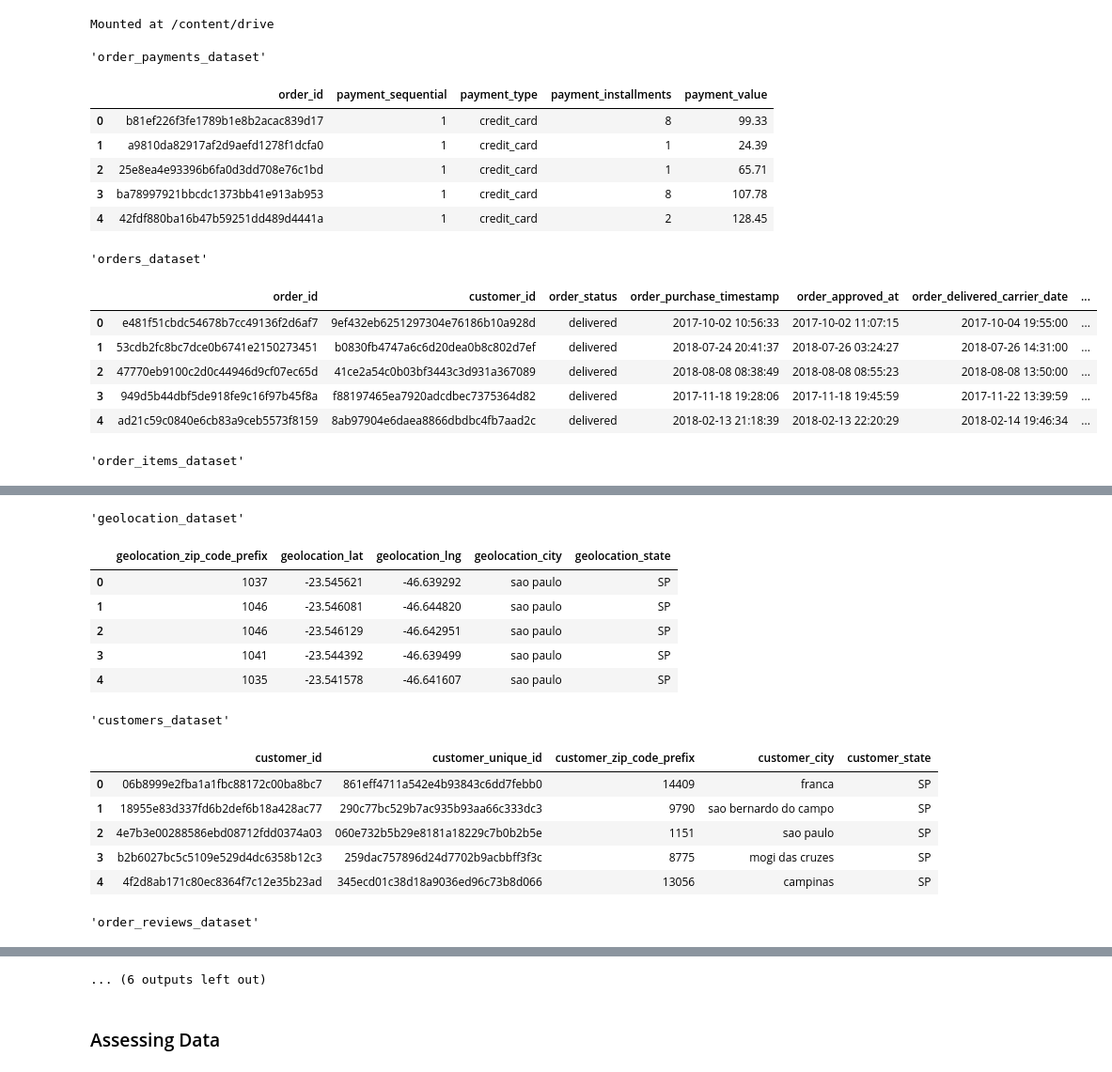
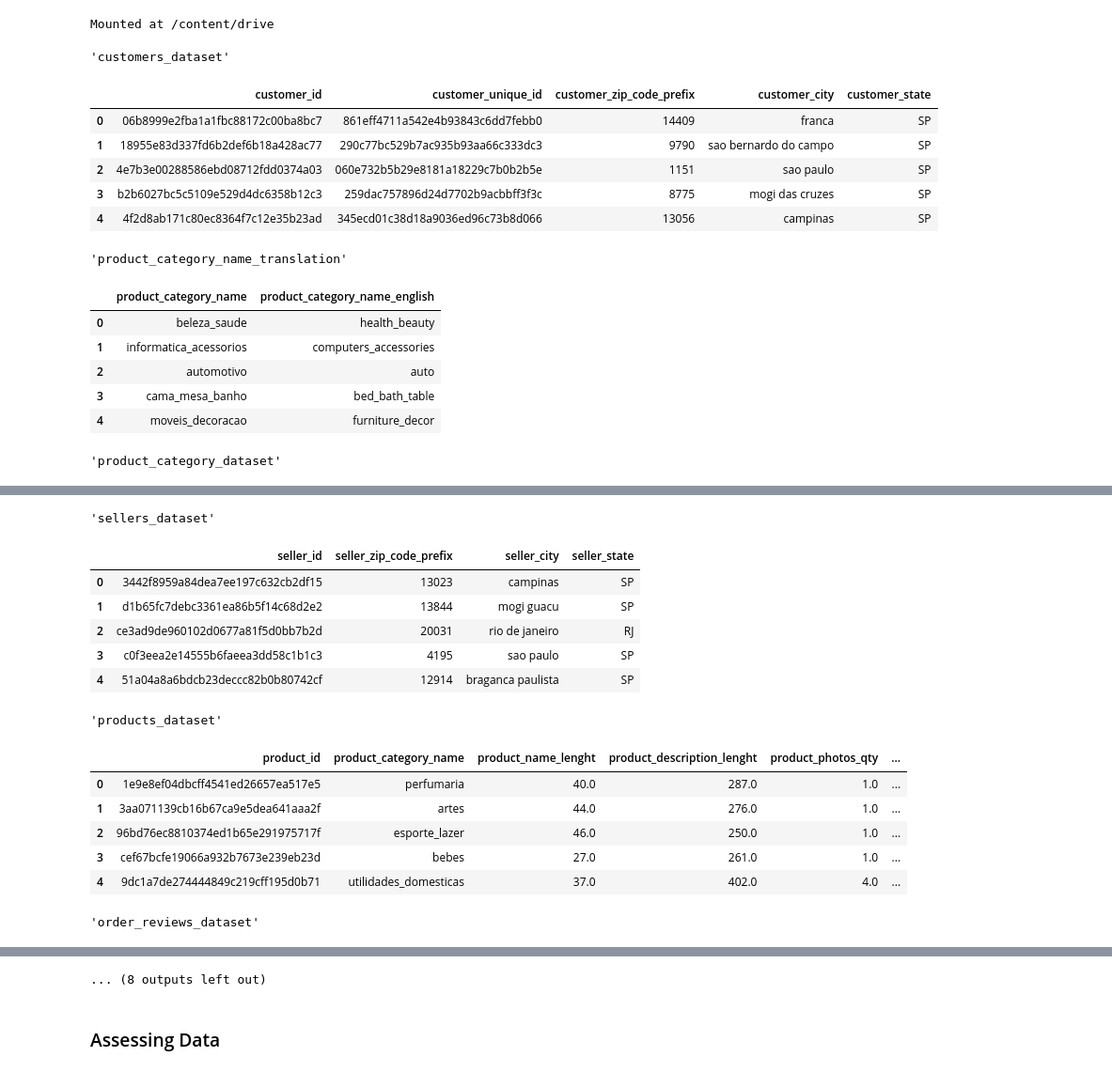
Before and after one commit to AdySU22/Submission_DicodingxBangkit_Data_Analytics, a Jupyter notebook: Proyek_Analisis_Data.ipynb, the cells around one changed output, grey strips where cells are left out. Shown at 94% size. Cells and saved outputs as stored; diff of their text form; code cells hidden in the pictures.

```diff
--- a/Proyek_Analisis_Data.ipynb
+++ b/Proyek_Analisis_Data.ipynb
@@ -72,26 +72,26 @@ drive.mount('/content/drive')
 Mounted at /content/drive
 # %%
 dataframes: dict[str, pd.DataFrame] = {}
-for file_path in Path("/content/drive/MyDrive/Submission_DicodingxBangkit_Data_Analytics/Data").glob("*.csv"):
+for file_path in Path("/content/drive/MyDrive/data").glob("*.csv"):
     dataframes[file_path.with_suffix("").name] = pd.read_csv(file_path)
 
 for name, dataframe in dataframes.items():
     display(name)
     display(dataframe.head())
     print("\n")
 # %% [output]
-'order_payments_dataset'
+'customers_dataset'
-|  | order_id | payment_sequential | payment_type | payment_installments | payment_value |
-| 0 | b81ef226f3fe1789b1e8b2acac839d17 | 1 | credit_card | 8 | 99.33 |
-| 1 | a9810da82917af2d9aefd1278f1dcfa0 | 1 | credit_card | 1 | 24.39 |
-| 2 | 25e8ea4e93396b6fa0d3dd708e76c1bd | 1 | credit_card | 1 | 65.71 |
-| 3 | ba78997921bbcdc1373bb41e913ab953 | 1 | credit_card | 8 | 107.78 |
-| 4 | 42fdf880ba16b47b59251dd489d4441a | 1 | credit_card | 2 | 128.45 |
+|  | customer_id | customer_unique_id | customer_zip_code_prefix | customer_city | customer_state |
+| 0 | 06b8999e2fba1a1fbc88172c00ba8bc7 | 861eff4711a542e4b93843c6dd7febb0 | 14409 | franca | SP |
+| 1 | 18955e83d337fd6b2def6b18a428ac77 | 290c77bc529b7ac935b93aa66c333dc3 | 9790 | sao bernardo do campo | SP |
+| 2 | 4e7b3e00288586ebd08712fdd0374a03 | 060e732b5b29e8181a18229c7b0b2b5e | 1151 | sao paulo | SP |
+| 3 | b2b6027bc5c5109e529d4dc6358b12c3 | 259dac757896d24d7702b9acbbff3f3c | 8775 | mogi das cruzes | SP |
+| 4 | 4f2d8ab171c80ec8364f7c12e35b23ad | 345ecd01c38d18a9036ed96c73b8d066 | 13056 | campinas | SP |
-'orders_dataset'
+'product_category_name_translation'
-|  | order_id | customer_id | order_status | order_purchase_timestamp | order_approved_at | order_delivered_carrier_date | ... |
-| 0 | e481f51cbdc54678b7cc49136f2d6af7 | 9ef432eb6251297304e76186b10a928d | delivered | 2017-10-02 10:56:33 | 2017-10-02 11:07:15 | 2017-10-04 19:55:00 | ... |
-| 1 | 53cdb2fc8bc7dce0b6741e2150273451 | b0830fb4747a6c6d20dea0b8c802d7ef | delivered | 2018-07-24 20:41:37 | 2018-07-26 03:24:27 | 2018-07-26 14:31:00 | ... |
-| 2 | 47770eb9100c2d0c44946d9cf07ec65d | 41ce2a54c0b03bf3443c3d931a367089 | delivered | 2018-08-08 08:38:49 | 2018-08-08 08:55:23 | 2018-08-08 13:50:00 | ... |
-| 3 | 949d5b44dbf5de918fe9c16f97b45f8a | f88197465ea7920adcdbec7375364d82 | delivered | 2017-11-18 19:28:06 | 2017-11-18 19:45:59 | 2017-11-22 13:39:59 | ... |
-| 4 | ad21c59c0840e6cb83a9ceb5573f8159 | 8ab97904e6daea8866dbdbc4fb7aad2c | delivered | 2018-02-13 21:18:39 | 2018-02-13 22:20:29 | 2018-02-14 19:46:34 | ... |
+|  | product_category_name | product_category_name_english |
+| 0 | beleza_saude | health_beauty |
+| 1 | informatica_acessorios | computers_accessories |
+| 2 | automotivo | auto |
+| 3 | cama_mesa_banho | bed_bath_table |
+| 4 | moveis_decoracao | furniture_decor |
-'order_items_dataset'
+'product_category_dataset'
@@ -104,17 +104,17 @@ for name, dataframe in dataframes.items():
-'geolocation_dataset'
+'sellers_dataset'
-|  | geolocation_zip_code_prefix | geolocation_lat | geolocation_lng | geolocation_city | geolocation_state |
-| 0 | 1037 | -23.545621 | -46.639292 | sao paulo | SP |
-| 1 | 1046 | -23.546081 | -46.644820 | sao paulo | SP |
-| 2 | 1046 | -23.546129 | -46.642951 | sao paulo | SP |
-| 3 | 1041 | -23.544392 | -46.639499 | sao paulo | SP |
-| 4 | 1035 | -23.541578 | -46.641607 | sao paulo | SP |
+|  | seller_id | seller_zip_code_prefix | seller_city | seller_state |
+| 0 | 3442f8959a84dea7ee197c632cb2df15 | 13023 | campinas | SP |
+| 1 | d1b65fc7debc3361ea86b5f14c68d2e2 | 13844 | mogi guacu | SP |
+| 2 | ce3ad9de960102d0677a81f5d0bb7b2d | 20031 | rio de janeiro | RJ |
+| 3 | c0f3eea2e14555b6faeea3dd58c1b1c3 | 4195 | sao paulo | SP |
+| 4 | 51a04a8a6bdcb23deccc82b0b80742cf | 12914 | braganca paulista | SP |
-'customers_dataset'
+'products_dataset'
-|  | customer_id | customer_unique_id | customer_zip_code_prefix | customer_city | customer_state |
-| 0 | 06b8999e2fba1a1fbc88172c00ba8bc7 | 861eff4711a542e4b93843c6dd7febb0 | 14409 | franca | SP |
-| 1 | 18955e83d337fd6b2def6b18a428ac77 | 290c77bc529b7ac935b93aa66c333dc3 | 9790 | sao bernardo do campo | SP |
-| 2 | 4e7b3e00288586ebd08712fdd0374a03 | 060e732b5b29e8181a18229c7b0b2b5e | 1151 | sao paulo | SP |
-| 3 | b2b6027bc5c5109e529d4dc6358b12c3 | 259dac757896d24d7702b9acbbff3f3c | 8775 | mogi das cruzes | SP |
-| 4 | 4f2d8ab171c80ec8364f7c12e35b23ad | 345ecd01c38d18a9036ed96c73b8d066 | 13056 | campinas | SP |
+|  | product_id | product_category_name | product_name_lenght | product_description_lenght | product_photos_qty | ... |
+| 0 | 1e9e8ef04dbcff4541ed26657ea517e5 | perfumaria | 40.0 | 287.0 | 1.0 | ... |
+| 1 | 3aa071139cb16b67ca9e5dea641aaa2f | artes | 44.0 | 276.0 | 1.0 | ... |
+| 2 | 96bd76ec8810374ed1b65e291975717f | esporte_lazer | 46.0 | 250.0 | 1.0 | ... |
+| 3 | cef67bcfe19066a932b7673e239eb23d | bebes | 27.0 | 261.0 | 1.0 | ... |
+| 4 | 9dc1a7de274444849c219cff195d0b71 | utilidades_domesticas | 37.0 | 402.0 | 4.0 | ... |
 'order_reviews_dataset'
 |  | review_id | order_id | review_score | review_comment_title | review_comment_message | review_creation_date | ... |
 | 0 | 7bc2406110b926393aa56f80a40eba40 | 73fc7af87114b39712e6da79b0a377eb | 4 | NaN | NaN | 2018-01-18 00:00:00 | ... |
@@ -122,7 +122,7 @@ for name, dataframe in dataframes.items():
 | 2 | 228ce5500dc1d8e020d8d1322874b6f0 | f9e4b658b201a9f2ecdecbb34bed034b | 5 | NaN | NaN | 2018-02-17 00:00:00 | ... |
 | 3 | e64fb393e7b32834bb789ff8bb30750e | 658677c97b385a9be170737859d3511b | 5 | NaN | Recebi bem antes do prazo estipul... | 2017-04-21 00:00:00 | ... |
 | 4 | f7c4243c7fe1938f181bec41a392bdeb | 8e6bfb81e283fa7e4f11123a3fb894f1 | 5 | NaN | Parabéns lojas lannister adorei c... | 2018-03-01 00:00:00 | ... |
-... (6 outputs left out)
+... (8 outputs left out)
 # %% [markdown]
 ### Assessing Data
 # %%
```
Also changed, not shown: parts of 12 cells of this notebook, 1 other file.
